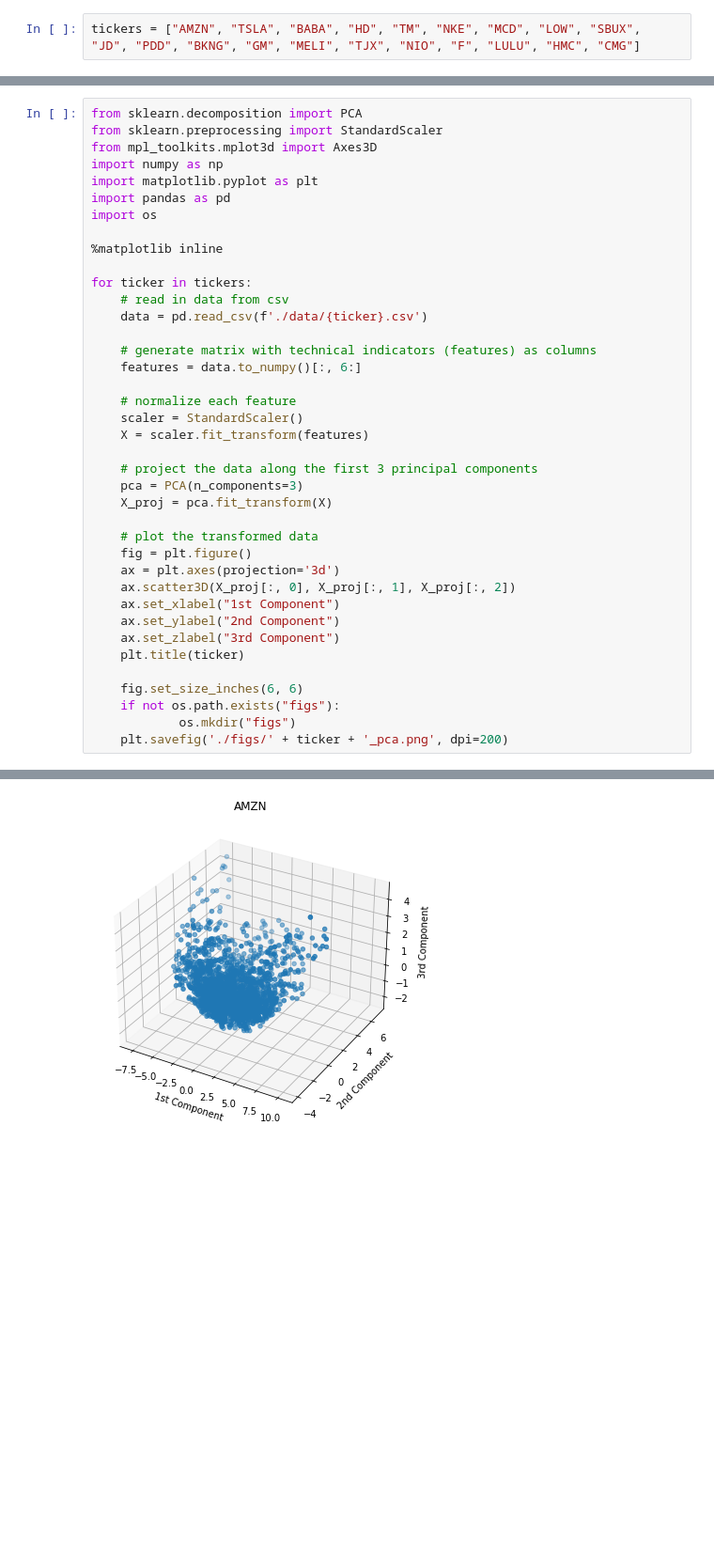
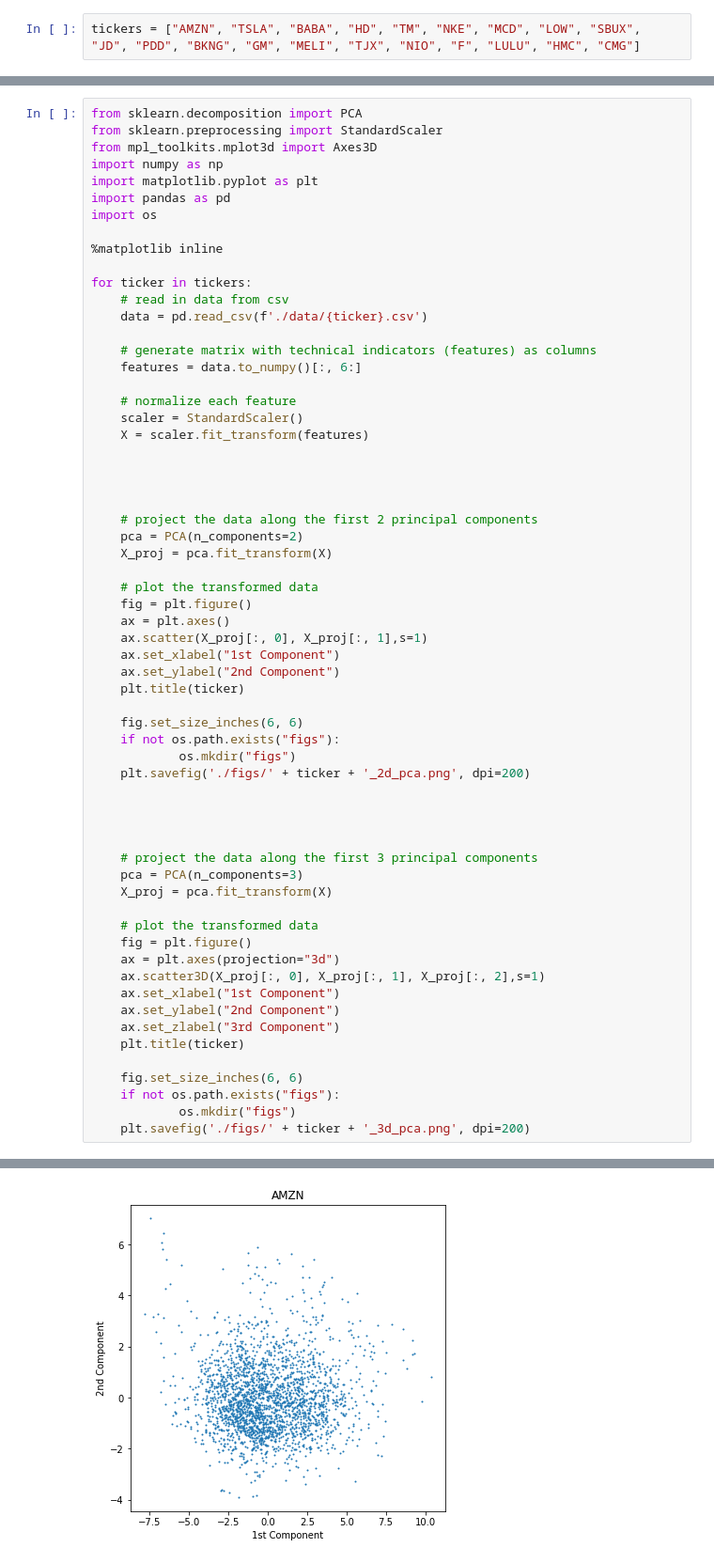
Before and after one commit to dmace2/analyzing-financial-methods, a Jupyter notebook: PCA.ipynb, the cells around one changed output, grey strips where cells are left out. Shown at 94% size. Cells and saved outputs as stored; diff of their text form; blank space fills up the shorter version.

```diff
--- a/PCA.ipynb
+++ b/PCA.ipynb
@@ -47,14 +47,37 @@ for ticker in tickers:
     scaler = StandardScaler()
     X = scaler.fit_transform(features)
 
+
+
+
+    # project the data along the first 2 principal components
+    pca = PCA(n_components=2)
+    X_proj = pca.fit_transform(X)
+
+    # plot the transformed data
+    fig = plt.figure()
+    ax = plt.axes()
+    ax.scatter(X_proj[:, 0], X_proj[:, 1],s=1)
+    ax.set_xlabel("1st Component")
+    ax.set_ylabel("2nd Component")
+    plt.title(ticker)
+
+    fig.set_size_inches(6, 6)
+    if not os.path.exists("figs"):
+            os.mkdir("figs")
+    plt.savefig('./figs/' + ticker + '_2d_pca.png', dpi=200)
+
+
+
+
     # project the data along the first 3 principal components
     pca = PCA(n_components=3)
     X_proj = pca.fit_transform(X)
 
     # plot the transformed data
     fig = plt.figure()
-    ax = plt.axes(projection='3d')
-    ax.scatter3D(X_proj[:, 0], X_proj[:, 1], X_proj[:, 2])
+    ax = plt.axes(projection="3d")
+    ax.scatter3D(X_proj[:, 0], X_proj[:, 1], X_proj[:, 2],s=1)
     ax.set_xlabel("1st Component")
     ax.set_ylabel("2nd Component")
     ax.set_zlabel("3rd Component")
@@ -63,5 +86,5 @@ for ticker in tickers:
     fig.set_size_inches(6, 6)
     if not os.path.exists("figs"):
             os.mkdir("figs")
-    plt.savefig('./figs/' + ticker + '_pca.png', dpi=200)
+    plt.savefig('./figs/' + ticker + '_3d_pca.png', dpi=200)
 # %% [output]
@@ -68 +92 @@ for ticker in tickers:
-[figure, old version]
+[figure, new version]
```
Also changed, not shown: parts of 1 cell of this notebook.
